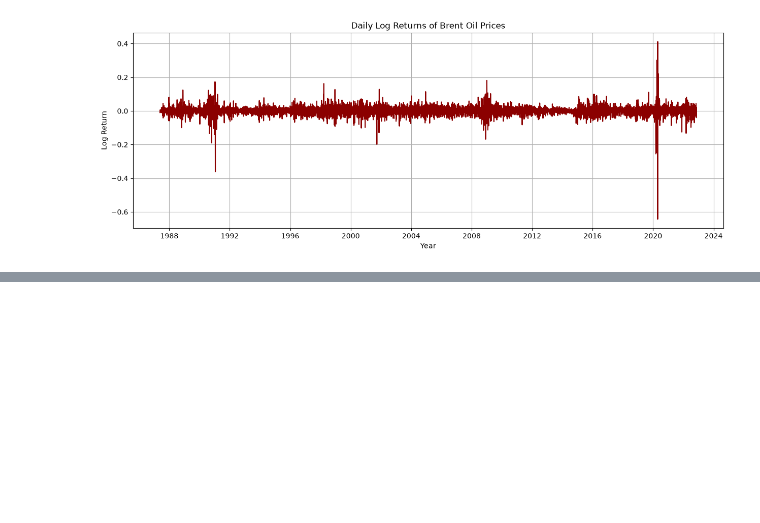
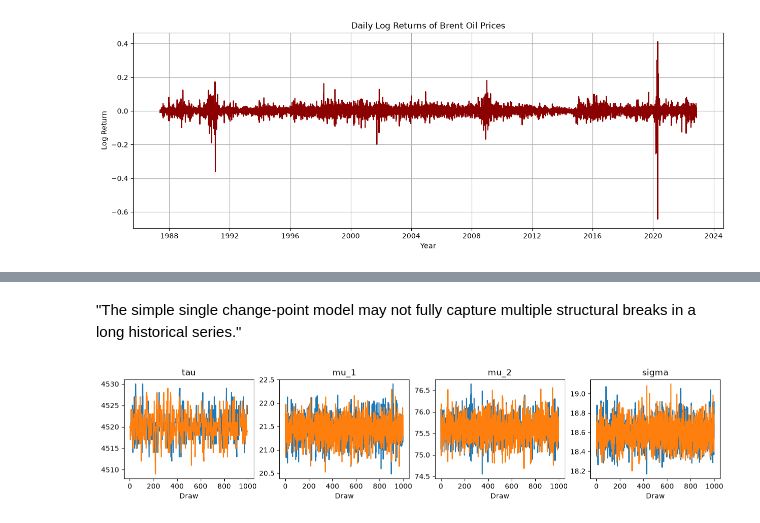
Before and after one commit to mijuuhailu/change_point_analysis, a Jupyter notebook: notebook/brent.ipynb, the cells around one changed output, grey strips where cells are left out. Saved outputs shown, nothing was run; the diff lists cells and outputs as text; code cells hidden in the pictures; blank space fills up the shorter version.

Commit message:
model training

```diff
--- a/notebook/brent.ipynb
+++ b/notebook/brent.ipynb
@@ -141,0 +231,2 @@ plt.show()
+# %%
+prices = df["Price"].values
@@ -141,0 +237,4 @@ plt.show()
+# %%
+n = len(prices)
+
+time_index = np.arange(n)
@@ -141,0 +276,9 @@ plt.show()
+# %%
+with model:
+    trace = pm.sample(
+        draws=1000,
+        tune=1000,
+        chains=2,
+        cores=1,
+        random_seed=42
+    )
@@ -141,0 +296,11 @@ plt.show()
+# %% [markdown]
+"The simple single change-point model may not fully capture multiple structural breaks in a long historical series."
+# %%
+az.plot_trace(
+    trace,
+    var_names=["tau", "mu_1", "mu_2", "sigma"]
+)
+
+plt.show()
+# %% [output]
+[figure, added]
```
Also changed, not shown: parts of 24 cells of this notebook.
